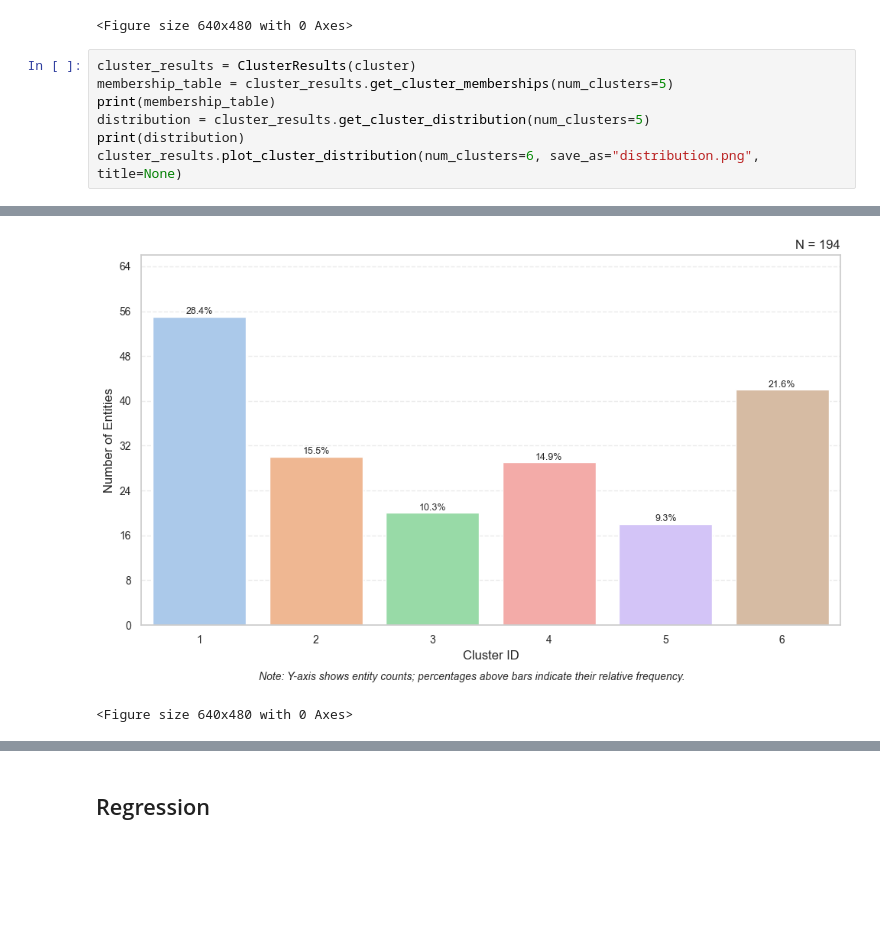
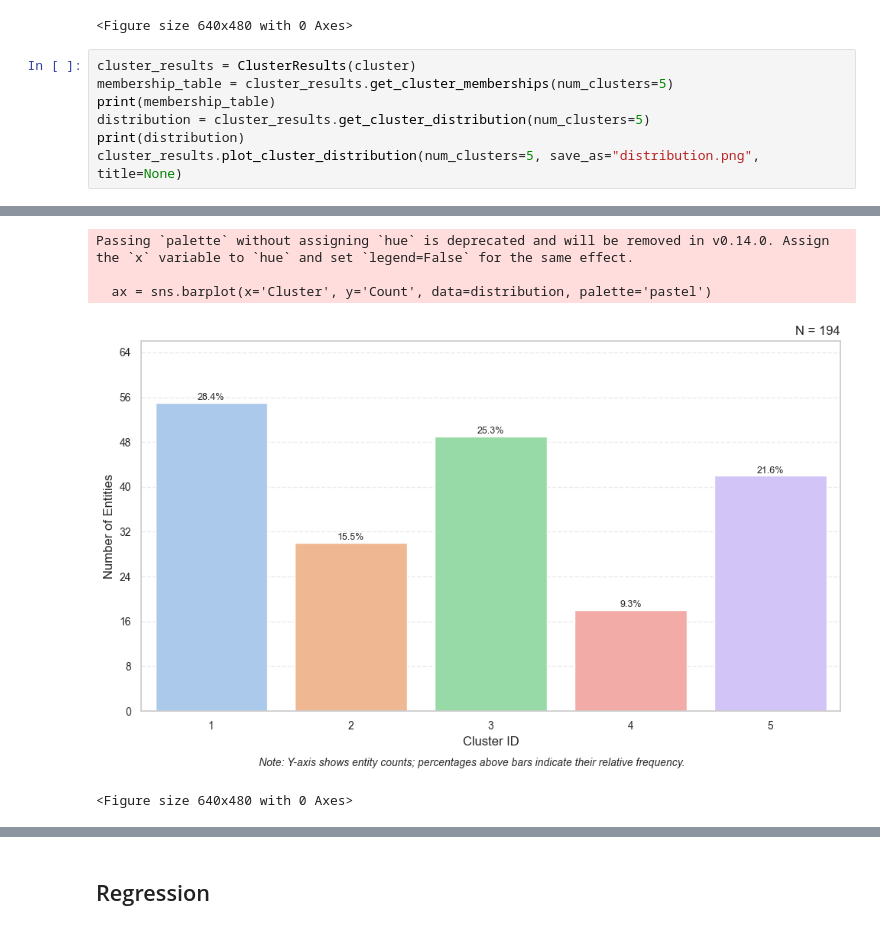
Before and after one commit to sdaza/Sequenzo, a Jupyter notebook: Tutorials/01_quickstart.ipynb, the cells around one changed output, grey strips where cells are left out. Saved outputs shown, nothing was run; the diff lists cells and outputs as text; blank space fills up the shorter version.

```diff
--- a/Tutorials/01_quickstart.ipynb
+++ b/Tutorials/01_quickstart.ipynb
@@ -253,5 +251,5 @@ membership_table = cluster_results.get_cluster_memberships(num_clusters=5)
 print(membership_table)
 distribution = cluster_results.get_cluster_distribution(num_clusters=5)
 print(distribution)
-cluster_results.plot_cluster_distribution(num_clusters=6, save_as="distribution.png", title=None)
+cluster_results.plot_cluster_distribution(num_clusters=5, save_as="distribution.png", title=None)
 # %% [output]
@@ -270,10 +268,13 @@ cluster_results.plot_cluster_distribution(num_clusters=6, save_as="distribution.
 
 [194 rows x 2 columns]
    Cluster  Count  Percentage
 0        1     55       28.35
 1        2     30       15.46
 2        3     49       25.26
 3        4     18        9.28
 4        5     42       21.65
+Passing `palette` without assigning `hue` is deprecated and will be removed in v0.14.0. Assign the `x` variable to `hue` and set `legend=False` for the same effect.
+
+  ax = sns.barplot(x='Cluster', y='Count', data=distribution, palette='pastel')
-[figure, old version]
+[figure, new version]
-<Figure size 640x480 with 0 Axes>
+<Figure size 640x480 with 0 Axes>
```
Also changed, not shown: parts of 8 cells of this notebook, 16 other files.
